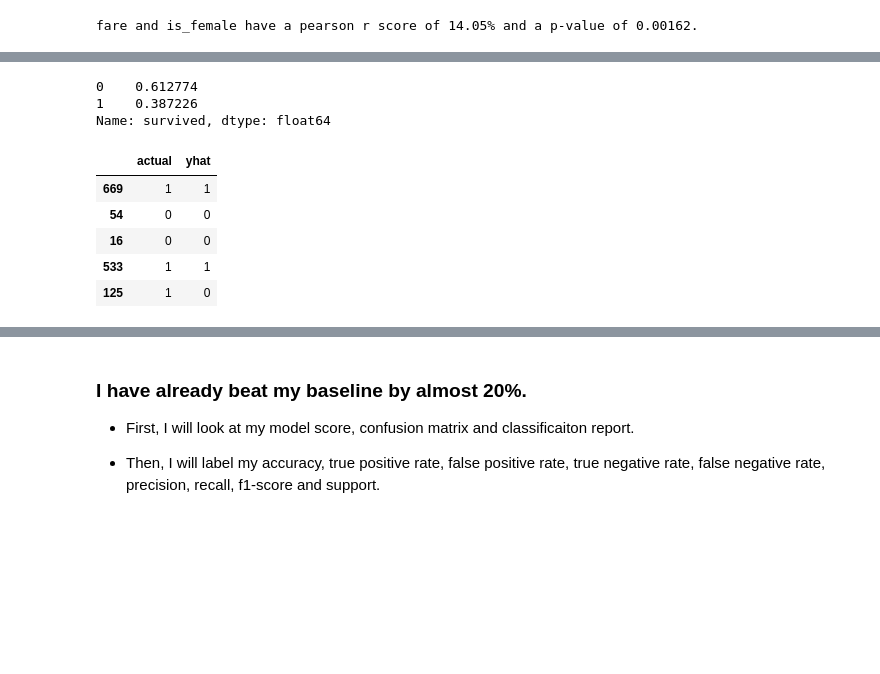
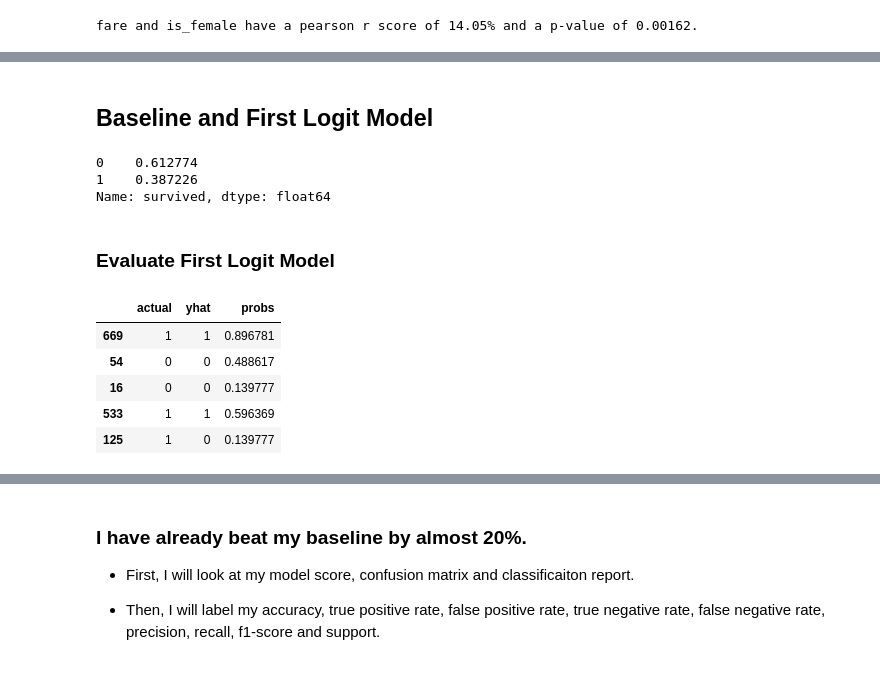
Before and after one commit to faithkane3/ds-methodologies-exercises, a Jupyter notebook: classification/logistic_regression_exercises.ipynb, the cells around one changed output, grey strips where cells are left out. Cells and saved outputs as stored; diff of their text form; code cells hidden in the pictures; blank space fills up the shorter version.

Commit message:
Commit tested logit model in exercises

```diff
--- a/classification/logistic_regression_exercises.ipynb
+++ b/classification/logistic_regression_exercises.ipynb
@@ -98,6 +104,8 @@ X_validate = validate[['pclass', 'is_female', 'alone']]
 y_validate = validate[['survived']]
 X_test = test[['pclass', 'is_female', 'alone']]
 y_test = test[['survived']]
+# %% [markdown]
+## Baseline and First Logit Model
 # %%
 # My baseline if I predict survived positively every time would be 39%
 
@@ -109,14 +120,14 @@ Name: survived, dtype: float64
+# %% [markdown]
+### Evaluate First Logit Model
 # %%
-logit = LogisticRegression(random_state=123)
-logit.fit(X_train, y_train)
-
 eval_df = train[['survived']].rename(columns={'survived': 'actual'})
 eval_df['yhat'] = logit.predict(X_train)
+eval_df['probs'] = logit.predict_proba(X_train)[:, 1]
 eval_df.head()
 # %% [output]
-|  | actual | yhat |
-| 669 | 1 | 1 |
-| 54 | 0 | 0 |
-| 16 | 0 | 0 |
-| 533 | 1 | 1 |
-| 125 | 1 | 0 |
+|  | actual | yhat | probs |
+| 669 | 1 | 1 | 0.896781 |
+| 54 | 0 | 0 | 0.488617 |
+| 16 | 0 | 0 | 0.139777 |
+| 533 | 1 | 1 | 0.596369 |
+| 125 | 1 | 0 | 0.139777 |
```
Also changed, not shown: parts of 22 cells of this notebook, 1 other file.
